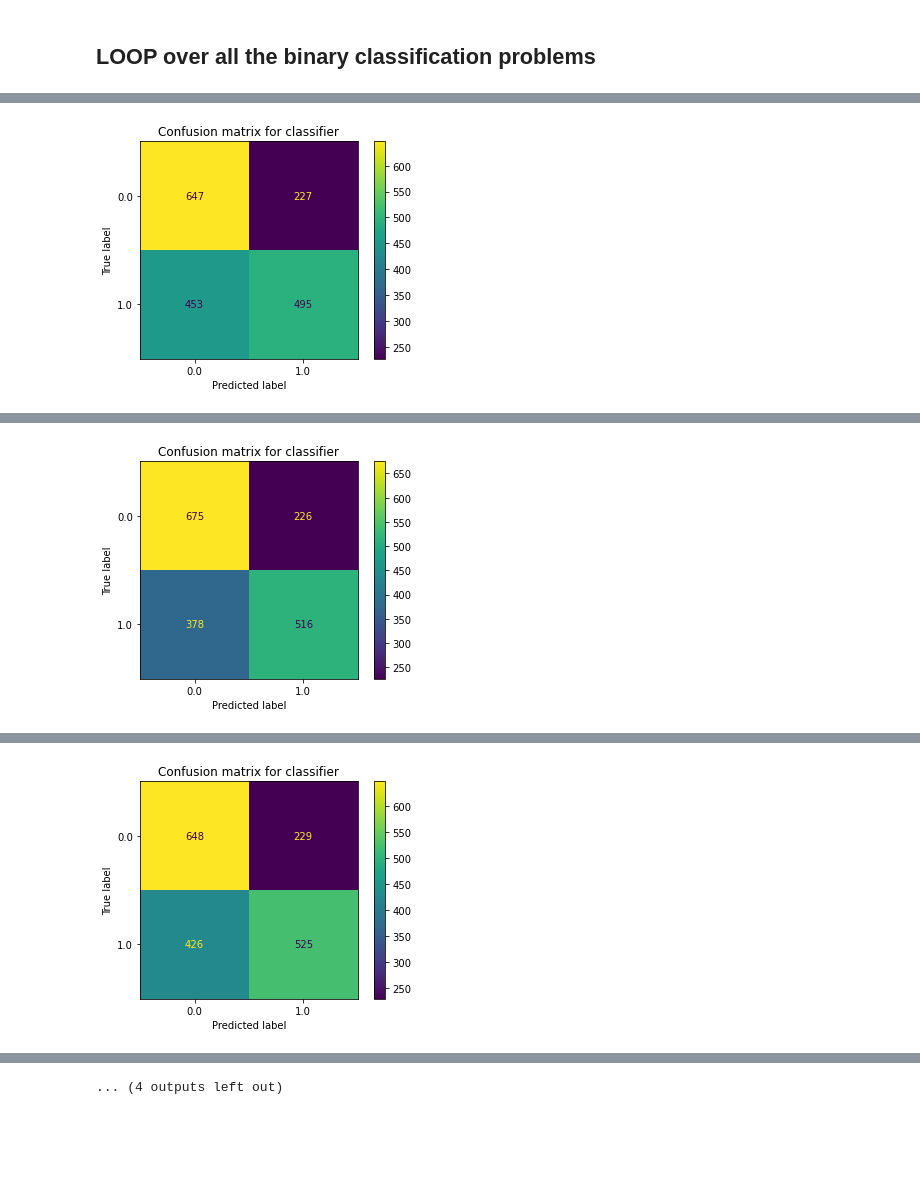
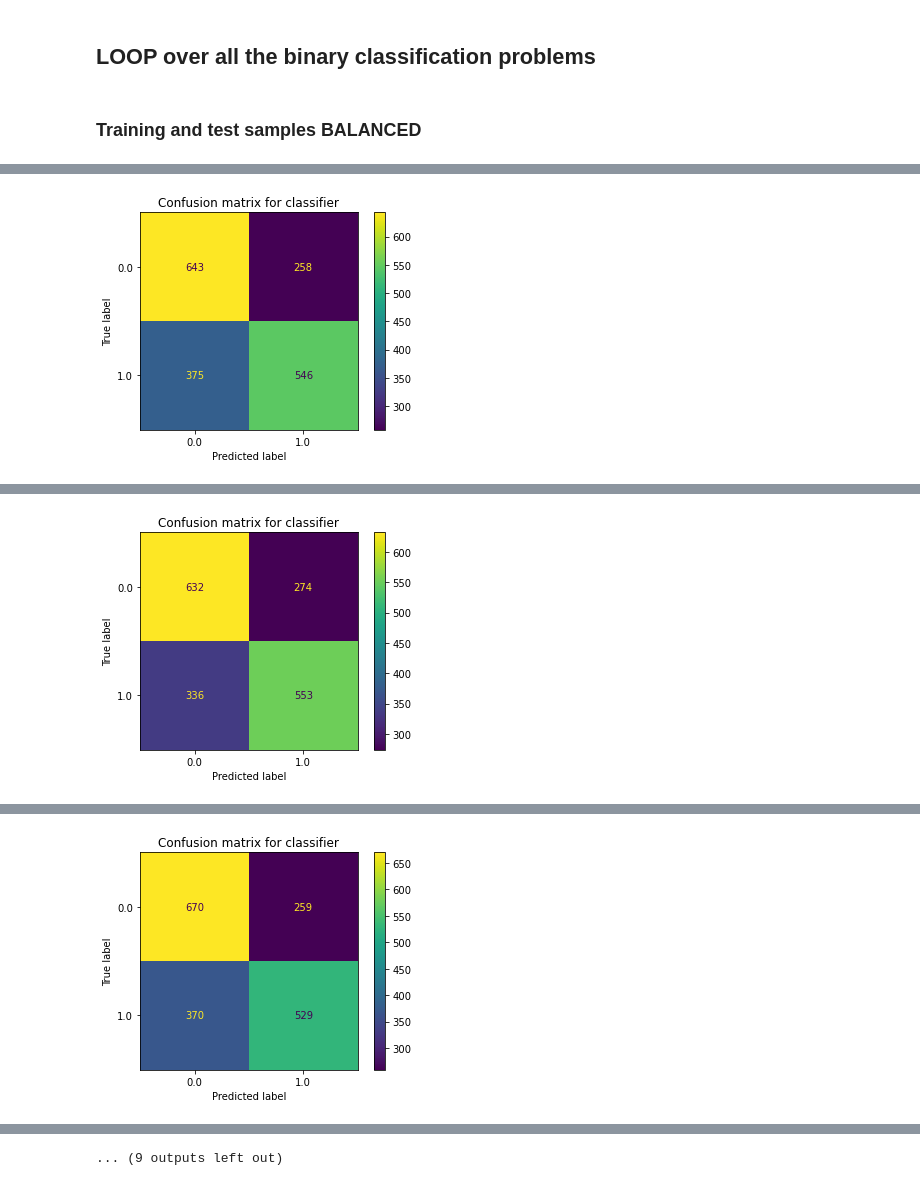
Before and after one commit to friti/ML-Intro-course, a Jupyter notebook: task2/task2_fe.ipynb, the cells around one changed output, grey strips where cells are left out. Drawn from its saved outputs; the diff is of its cells as text; code cells hidden in the pictures; blank space fills up the shorter version.

```diff
--- a/task2/task2_fe.ipynb
+++ b/task2/task2_fe.ipynb
@@ -31,6 +32,7 @@ test_data = pd.read_csv('dataset/test_features.csv', delimiter=',')
 # sort train data and labels values by pid, so they are the same (because after with the manipulation of data things get nasty)
 train_data =train_data.sort_values(['pid','Time'])
 train_labels = train_labels.sort_values(['pid'])
+test_data =test_data.sort_values(['pid','Time'])
 # %%
 # labels needed for this subtask only up to LABEL_EtCO2
 train_labels_1 = train_labels.iloc[:,:11]
@@ -117,16 +119,27 @@ test_data_1
 # %%
 # First part -> replace nan with the mean of the column
 train_data_2_tmp1 = train_data.copy()
+test_data_2_tmp1 = test_data.copy()
+
 for col in train_data_2_tmp1.columns:
     #print(col)
     mean = train_data_2_tmp1[col].mean()
     train_data_2_tmp1[col] = train_data_2_tmp1[col].replace(np.nan,train_data_2_tmp1[col].mean())
 #train_data_2_tmp1
+
+for col in test_data_2_tmp1.columns:
+    #print(col)
+    mean = test_data_2_tmp1[col].mean()
+    test_data_2_tmp1[col] = test_data_2_tmp1[col].replace(np.nan,test_data_2_tmp1[col].mean())
 # %%
 # normalise the values for each column
 for col in train_data_2_tmp1.columns[2:]:
     #print(col)
     train_data_2_tmp1[col] = (train_data_2_tmp1[col] - train_data_2_tmp1[col].min()) / (train_data_2_tmp1[col].max() - train_data_2_tmp1[col].min())
+
+for col in test_data_2_tmp1.columns[2:]:
+    #print(col)
+    test_data_2_tmp1[col] = (test_data_2_tmp1[col] - test_data_2_tmp1[col].min()) / (test_data_2_tmp1[col].max() - test_data_2_tmp1[col].min())
 # %%
 # Second part -> add columns with 0 and 1s to indicate if the measurement was taken or not
 
@@ -217,7 +258,7 @@ Index(['LABEL_BaseExcess', 'LABEL_Fibrinogen', 'LABEL_AST',
 # %%
 # Making the training sample balanced ( same number of 0s and 1s) We need to do it for each binary classification
 
-col = 'LABEL_BaseExcess'
+col = 'LABEL_Alkalinephos'
 train_data_2_0 = train_data_2[train_labels_1[col] == 0.].copy()
 train_data_2_1 = train_data_2[train_labels_1[col] == 1.].copy()
 
@@ -271,10 +312,14 @@ plt.show()
 #####################################################################
 # %% [markdown]
 ## LOOP over all the binary classification problems
+# %% [markdown]
+### Training and test samples BALANCED
 # %%
 # Making the training sample balanced ( same number of 0s and 1s)
+models = []
 for col in train_labels_1:
     print(col)
+    print(datetime.datetime.now())
     train_data_2_0 = train_data_2[train_labels_1[col] == 0.].copy()
     train_data_2_1 = train_data_2[train_labels_1[col] == 1.].copy()
 
@@ -297,13 +342,30 @@ for col in train_labels_1:
     print(len(X_train),len(X_test))
     classifier = svm.SVC(probability = True)
     classifier.fit(X_train,y_train[col])
+
+    #save model into file
+    filename = 'model20Apr_'+col +'.sav'
+    pickle.dump(classifier, open(filename, 'wb'))
+
+    models.append(classifier)
+
     y_pred = classifier.predict_proba(X_test)
     y_pred = pd.DataFrame(data=y_pred, columns=['prob_0','prob_1'])
-    print("Column: "+col+" ROC AUC: %.2f" %(np.sqrt(metrics.roc_auc_score(y_test[col], y_pred['prob_1']))))
+    print("Column: "+col+" ROC AUC: %.2f" %(metrics.roc_auc_score(y_test[col], y_pred['prob_1'])))
     # confusion matrix
     matrix = plot_confusion_matrix(classifier, X_test, y_test[col])
     plt.title('Confusion matrix for classifier')
     plt.show(matrix)
     plt.show()
+    print(datetime.datetime.now())
+    del train_data_2_0
+    del train_data_2_1
+    del train_data_ok
+    del train_labels_ok
+    del X_train
+    del X_test
+    del y_train
+    del y_test
+    del y_pred
 # %% [output]
 LABEL_BaseExcess
@@ -329 +396 @@ Column: LABEL_AST ROC AUC: 0.83
-[figure, old version]
+[figure, new version]
@@ -336 +405 @@ Column: LABEL_Alkalinephos ROC AUC: 0.85
-[figure, old version]
+[figure, new version]
@@ -343 +414 @@ Column: LABEL_Bilirubin_total ROC AUC: 0.84
-[figure, old version]
+[figure, new version]
@@ -351 +424 @@ Column: LABEL_Lactate ROC AUC: 0.88
-... (4 outputs left out)
+... (9 outputs left out)
```
Also changed, not shown: parts of 18 cells of this notebook, 11 other files.
